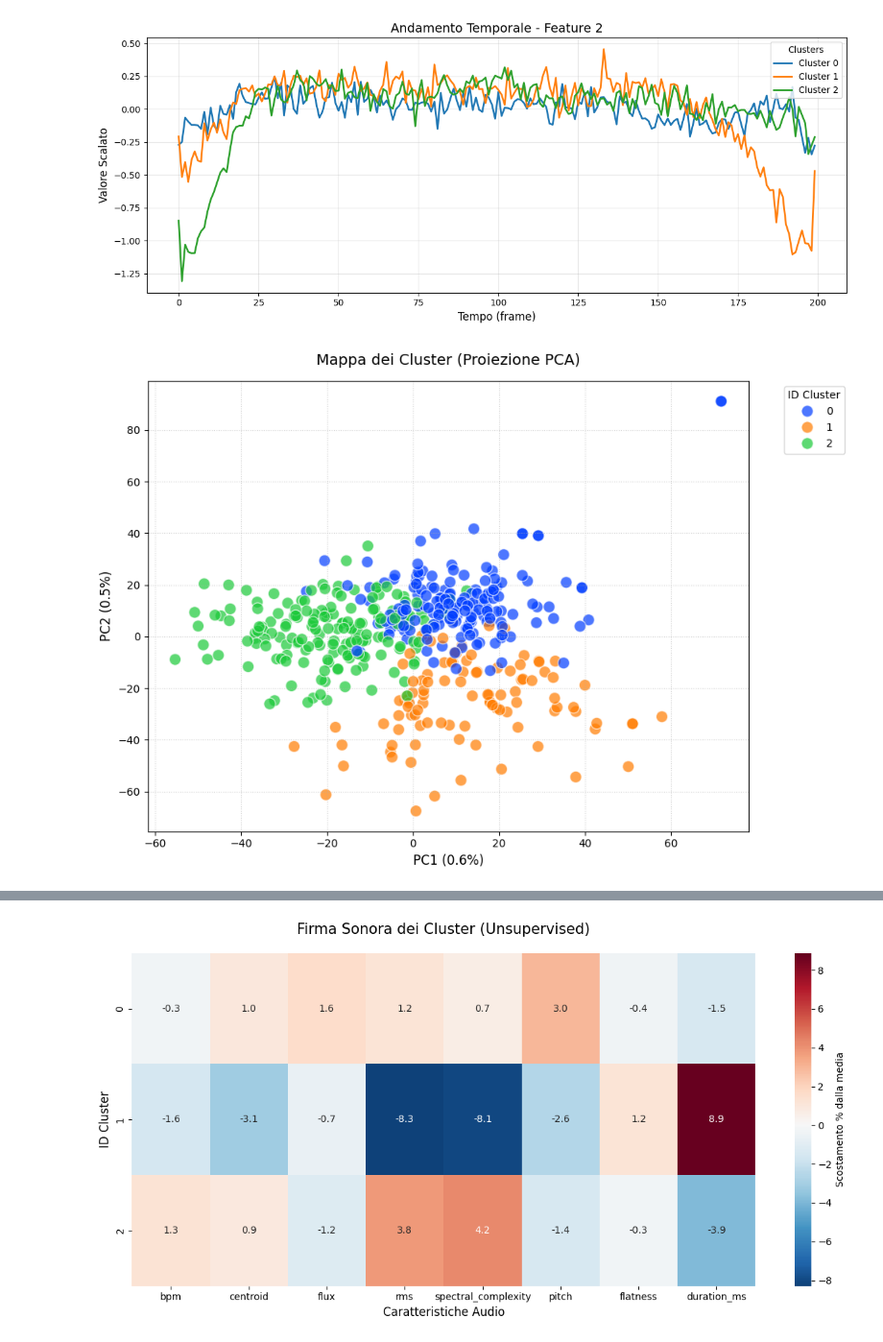
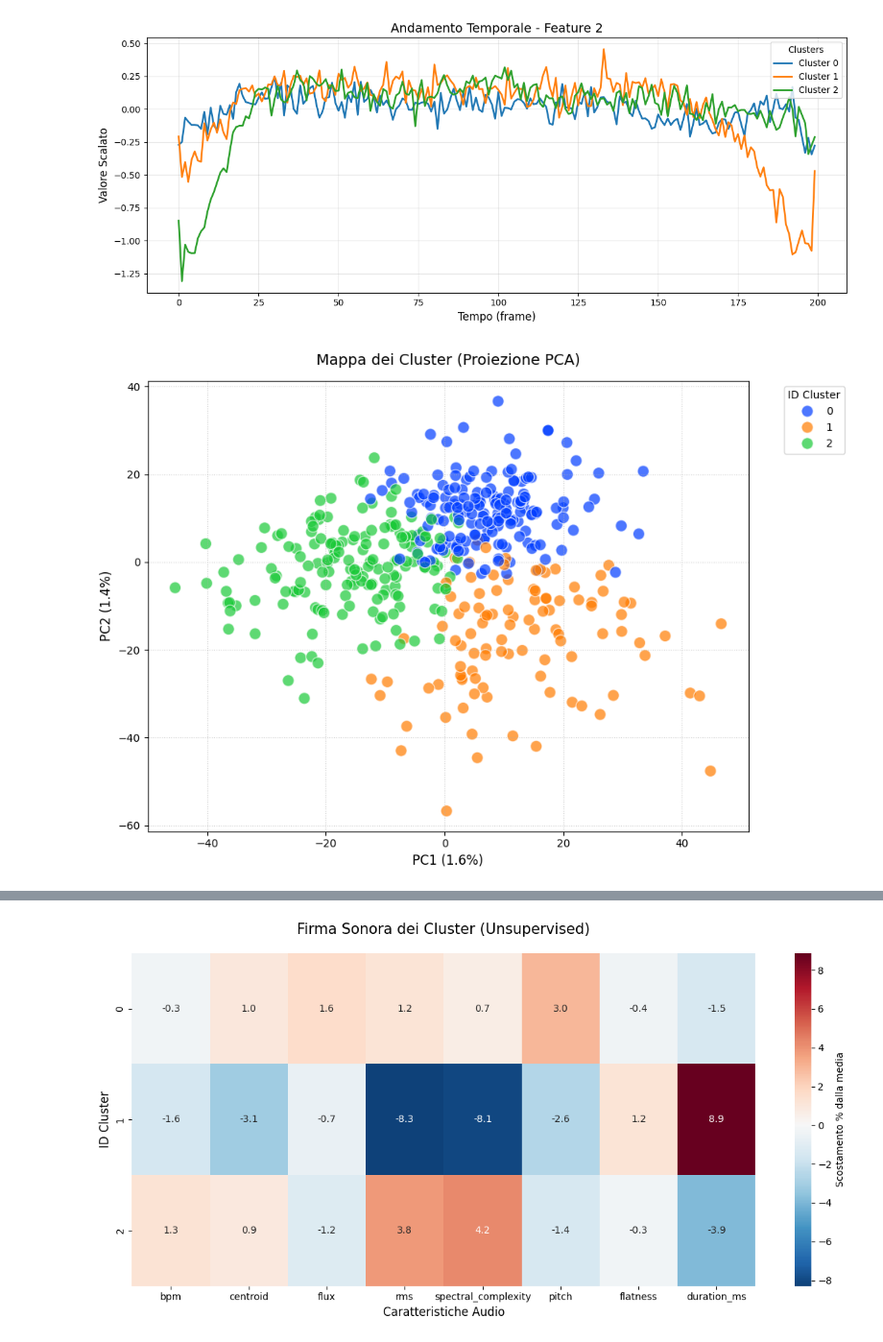
Before and after one commit to Syreel/DataMining, a Jupyter notebook: time_series_analysis.ipynb, the cells around one changed output, grey strips where cells are left out. Shown at 96% size. Saved outputs shown, nothing was run; the diff lists cells and outputs as text; code cells hidden in the pictures.

```diff
--- a/time_series_analysis.ipynb
+++ b/time_series_analysis.ipynb
@@ -663,12 +688,8 @@ Cluster 2: L'artista più presente è 'ART07024718' (100 brani).
 import seaborn as sns
 import matplotlib.pyplot as plt
 
-# 1. Prepariamo i dati (usando la copia per non sporcare df_processed)
-df_analysis = df_processed.copy()
-df_analysis['Cluster'] = cl_dtw
-
 # 2. Calcoliamo lo scostamento percentuale rispetto alla media globale
-cluster_means = df_analysis.groupby('Cluster')[AUDIO_COLS].mean()
+cluster_means = df_analysis.groupby('cluster_dtw')[AUDIO_COLS].mean()
 global_means = df_analysis[AUDIO_COLS].mean()
 relative_diff = (cluster_means / global_means - 1) * 100
 
@@ -701,7 +722,7 @@ import matplotlib.pyplot as plt
 # ---- 1. Parametri ----
 max_iter = 10 # Aumentato leggermente per stabilità
 n_init = 2    # Aumentato per evitare minimi locali "sfortunati"
-k_values = [2, 3, 4, 5, 6, 7]
+k_values = [2, 3, 4, 5]
 
 results_inertia = []
 results_silhouette = []
@@ -771,11 +790,11 @@ k=7 | Inertia: 2418.70 | Silhouette: 0.005 | Tempo: 5.3s
 # %%
 # Scegli il k basandoti sul grafico del gomito
-k_scelto = 3
+k_scelto_eu = 3
 
 # Recuperiamo le etichette salvate senza ricalcolare nulla
-cl_eu_unsup = models[k_scelto]
+cl_eu_unsup = models[k_scelto_eu]
 
-print(f"Risultati estratti per k={k_scelto}")
+print(f"Risultati estratti per k={k_scelto_eu}")
 print(f"Distribuzione campioni nei cluster: {np.bincount(cl_eu_unsup)}")
 # %% [output]
 Risultati estratti per k=3
@@ -866,16 +885,16 @@ import matplotlib.pyplot as plt
 import seaborn as sns
 
 # Creiamo una copia per l'analisi: df_processed resta pulito
-df_analysis = df_processed.copy()
-df_analysis['cluster_eu_unsup'] = cl_eu_unsup  # Aggiungiamo i cluster solo alla copia
+#df_analysis = df_processed.copy()
+df_analysis['cluster_eu'] = cl_eu_unsup  # Aggiungiamo i cluster solo alla copia
 
 # 1. PCA: Appiattiamo X_scaled (454, 600, 60) -> (454, 3000)
-X_flat = X_scaled.reshape(X_scaled.shape[0], -1)
+X_flat_eu = X_scaled_resampled.reshape(X_scaled_resampled.shape[0], -1)
 pca = PCA(n_components=2, random_state=42)
-X_pca = pca.fit_transform(X_flat)
+X_pca = pca.fit_transform(X_flat_eu)
 
 pca_3d = PCA(n_components=3, random_state=42)
-X_pca_3d = pca_3d.fit_transform(X_flat)
+X_pca_3d = pca_3d.fit_transform(X_flat_eu)
 
 # Aggiungiamo le coordinate PCA alla copia per il plotting
 df_analysis['pca_1'] = X_pca[:, 0]
@@ -885,34 +904,34 @@ df_analysis['pca_3'] = X_pca_3d[:, 2]
 # %%
 import seaborn as sns
 import matplotlib.pyplot as plt
 
 # Usiamo una palette più accesa per distinguere bene i 3 cluster
 # Palette consigliate: 'bright', 'tab10', 'Set1'
 plt.figure(figsize=(10, 7))
 
 sns.scatterplot(
     data=df_analysis,
     x='pca_1', y='pca_2',
-    hue='cluster_eu_unsup',
+    hue='cluster_eu',
     palette='bright',    # Colori più netti e distinti
     s=120,               # Punti leggermente più grandi
     alpha=0.7,           # Trasparenza per gestire le sovrapposizioni
     edgecolor='w',       # Bordino bianco per far risaltare i punti vicini
     legend='full'
 )
 
 plt.title("Mappa dei Cluster (Proiezione PCA)", fontsize=14, pad=15)
 plt.xlabel(f"PC1 ({pca.explained_variance_ratio_[0]:.1%})", fontsize=12)
 plt.ylabel(f"PC2 ({pca.explained_variance_ratio_[1]:.1%})", fontsize=12)
 
 # Miglioriamo la legenda
 plt.legend(title='ID Cluster', bbox_to_anchor=(1.05, 1), loc='upper left')
 
 plt.grid(True, linestyle=':', alpha=0.6)
 plt.tight_layout()
 plt.show()
 # %% [output]
-[figure, old version]
+[figure, new version]
 # %%
 import plotly.express as px
 
```
Also changed, not shown: parts of 56 cells of this notebook.
